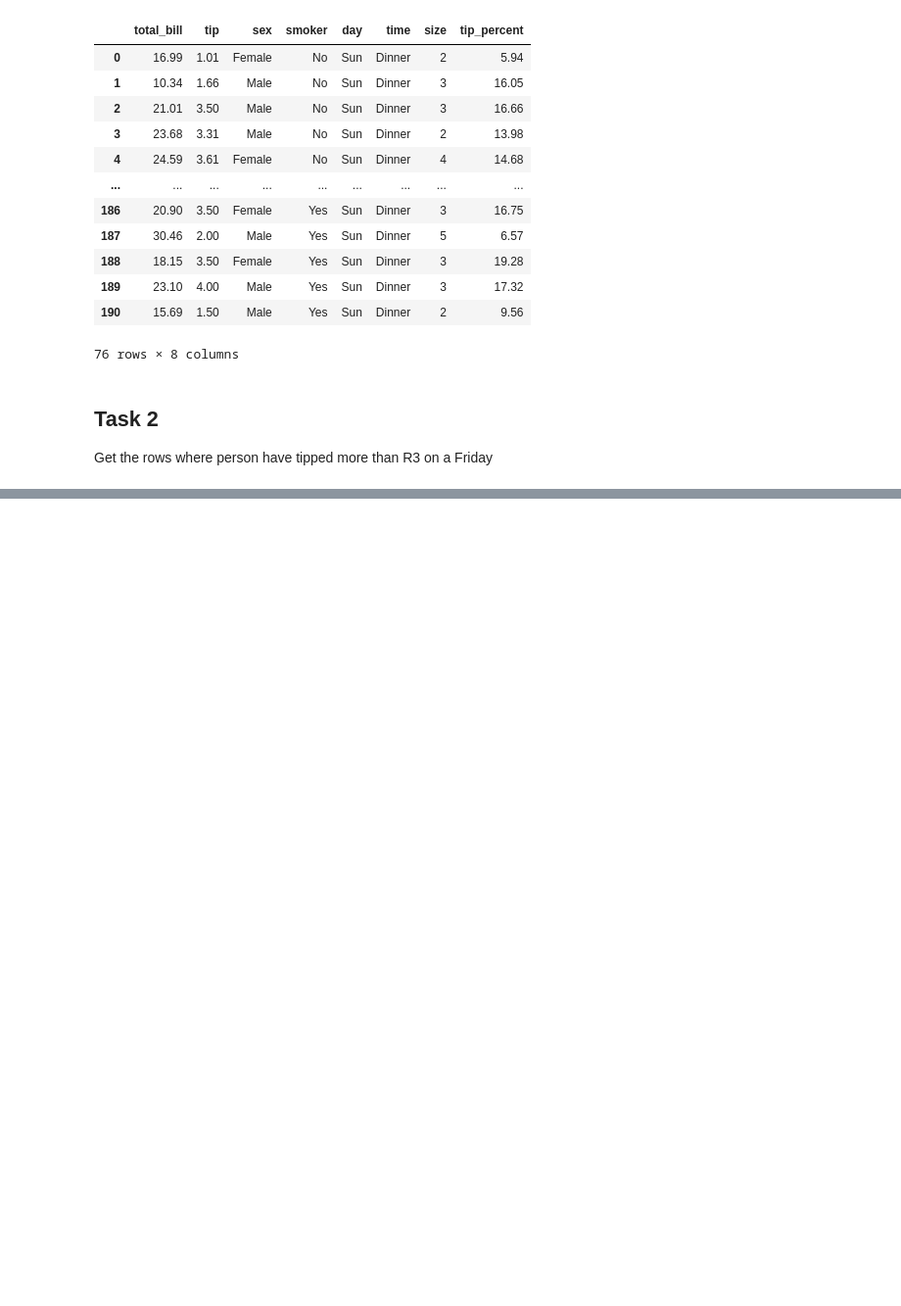
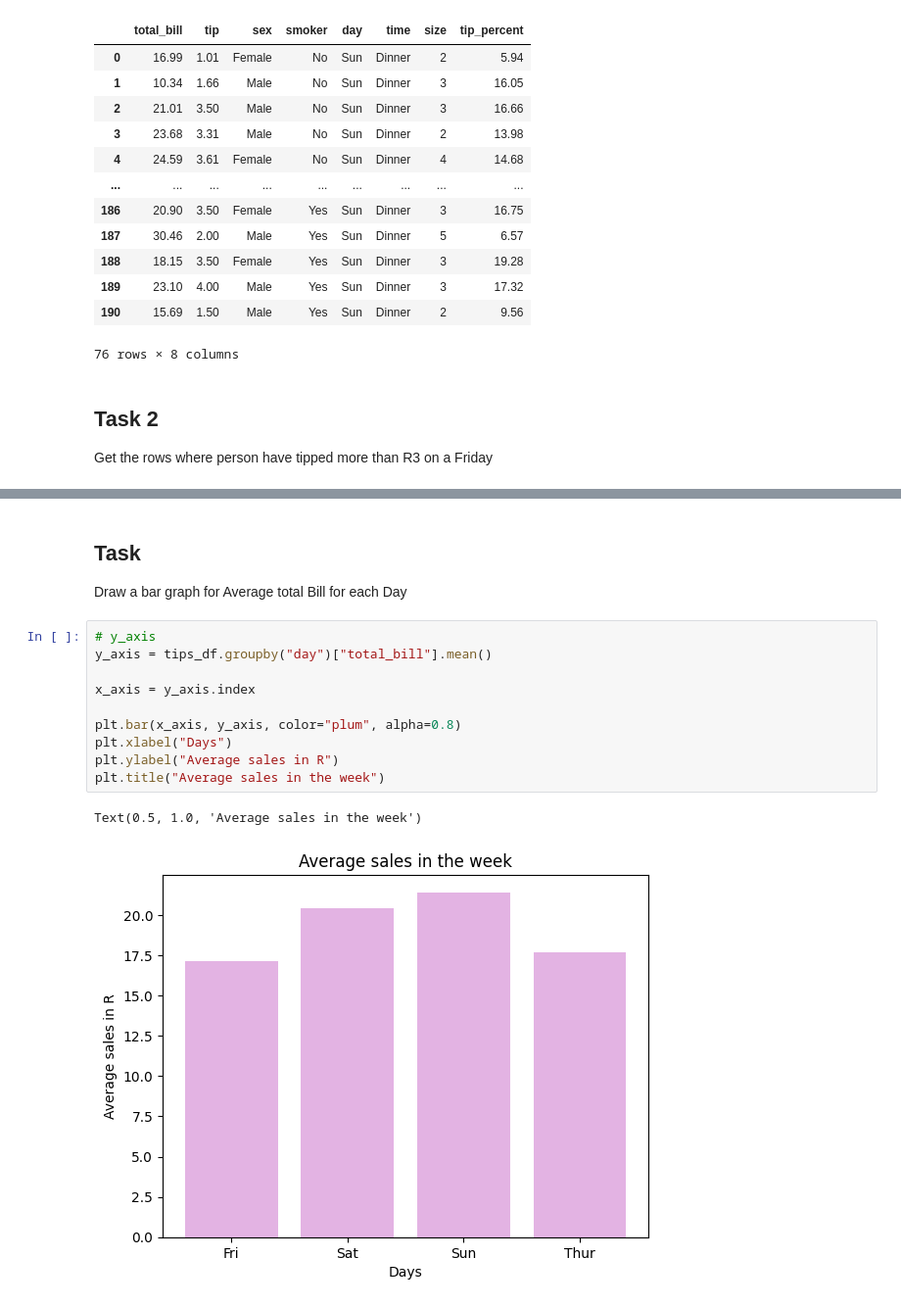
Before and after one commit to Jevan006/Python-Fundamentals-Sanlam, a Jupyter notebook: Day_21/01_pandas.ipynb, the cells around one changed output, grey strips where cells are left out. Shown at 98% size. Drawn from its saved outputs; the diff is of its cells as text; blank space fills up the shorter version.

```diff
--- a/Day_21/01_pandas.ipynb
+++ b/Day_21/01_pandas.ipynb
@@ -338,0 +795,17 @@ good_tips[good_tips["day"] == "Fri"]
+# %% [markdown]
+## Task
+
+Draw a bar graph for Average total Bill for each Day
+# %%
+# y_axis
+y_axis = tips_df.groupby("day")["total_bill"].mean()
+
+x_axis = y_axis.index
+
+plt.bar(x_axis, y_axis, color="plum", alpha=0.8)
+plt.xlabel("Days")
+plt.ylabel("Average sales in R")
+plt.title("Average sales in the week")
+# %% [output]
+Text(0.5, 1.0, 'Average sales in the week')
+[figure, added]
```
Also changed, not shown: parts of 73 cells of this notebook.
